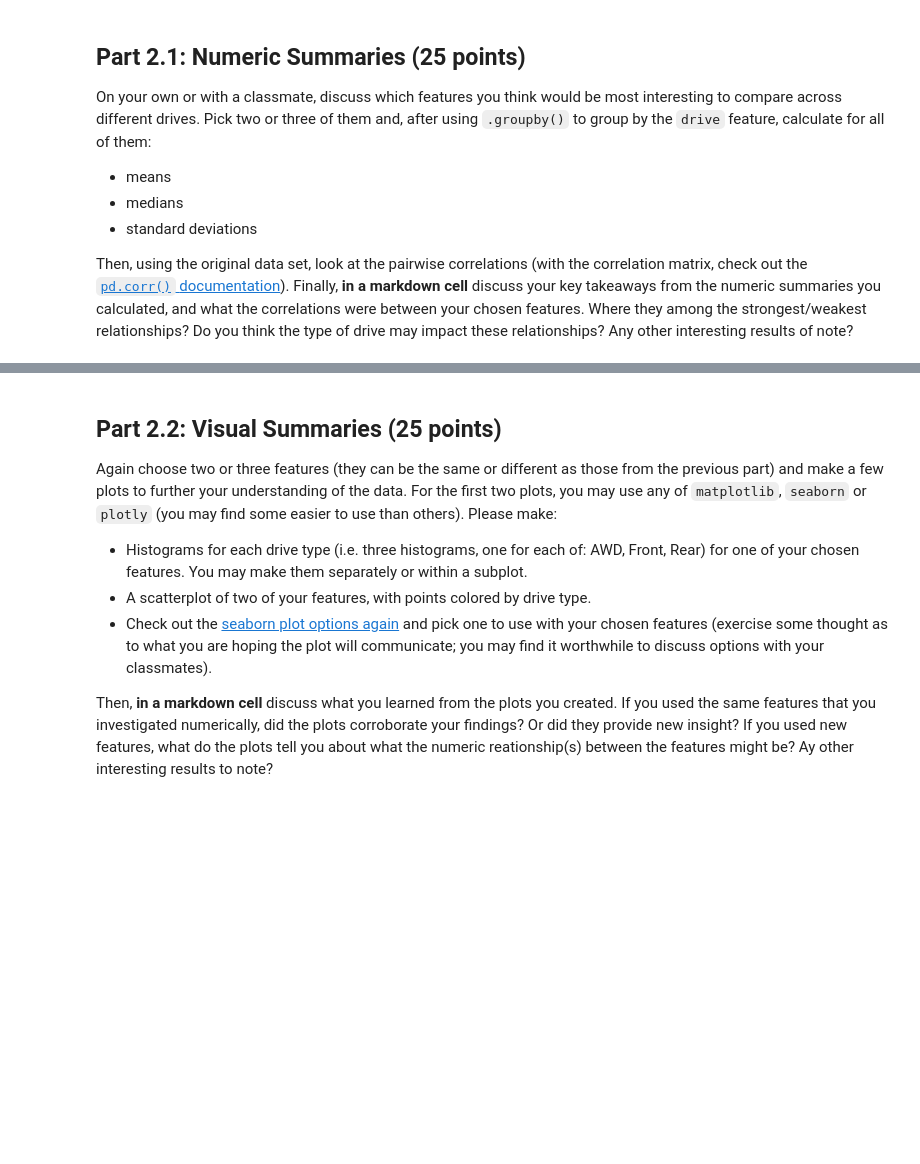
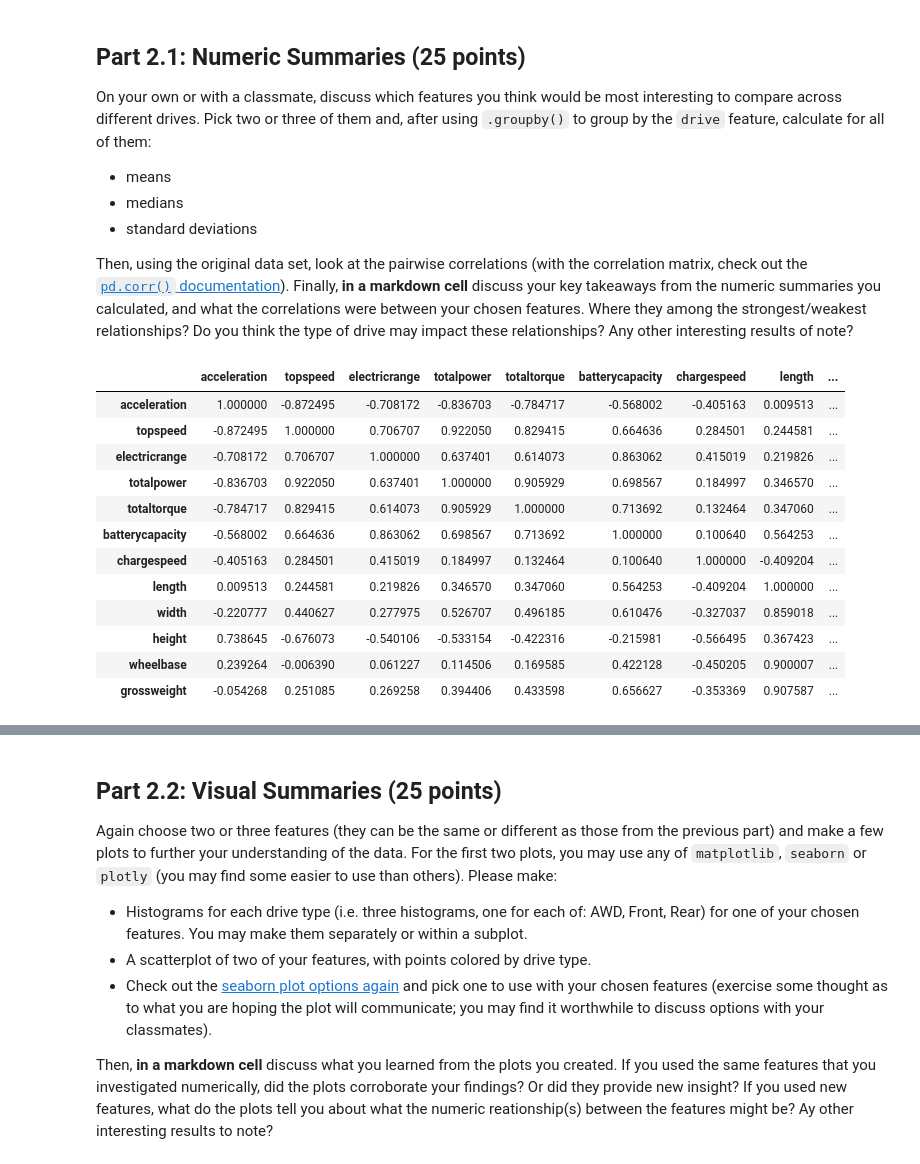
Before and after one commit to vigneshsaravanakumar404/DS-3000-Foundations-of-Data-Science, a Jupyter notebook: Labs/Lab2/Lab2.ipynb, the cells around one changed output, grey strips where cells are left out. Cells and saved outputs as stored; diff of their text form; code cells hidden in the pictures; blank space fills up the shorter version.

```diff
--- a/Labs/Lab2/Lab2.ipynb
+++ b/Labs/Lab2/Lab2.ipynb
@@ -183,0 +199,16 @@ Then, using the original data set, look at the pairwise correlations (with the c
+# %%
+df_ev.corr(numeric_only = True)
+# %% [output]
+|  | acceleration | topspeed | electricrange | totalpower | totaltorque | batterycapacity | chargespeed | length | ... |
+| acceleration | 1.000000 | -0.872495 | -0.708172 | -0.836703 | -0.784717 | -0.568002 | -0.405163 | 0.009513 | ... |
+| topspeed | -0.872495 | 1.000000 | 0.706707 | 0.922050 | 0.829415 | 0.664636 | 0.284501 | 0.244581 | ... |
+| electricrange | -0.708172 | 0.706707 | 1.000000 | 0.637401 | 0.614073 | 0.863062 | 0.415019 | 0.219826 | ... |
+| totalpower | -0.836703 | 0.922050 | 0.637401 | 1.000000 | 0.905929 | 0.698567 | 0.184997 | 0.346570 | ... |
+| totaltorque | -0.784717 | 0.829415 | 0.614073 | 0.905929 | 1.000000 | 0.713692 | 0.132464 | 0.347060 | ... |
+| batterycapacity | -0.568002 | 0.664636 | 0.863062 | 0.698567 | 0.713692 | 1.000000 | 0.100640 | 0.564253 | ... |
+| chargespeed | -0.405163 | 0.284501 | 0.415019 | 0.184997 | 0.132464 | 0.100640 | 1.000000 | -0.409204 | ... |
+| length | 0.009513 | 0.244581 | 0.219826 | 0.346570 | 0.347060 | 0.564253 | -0.409204 | 1.000000 | ... |
+| width | -0.220777 | 0.440627 | 0.277975 | 0.526707 | 0.496185 | 0.610476 | -0.327037 | 0.859018 | ... |
+| height | 0.738645 | -0.676073 | -0.540106 | -0.533154 | -0.422316 | -0.215981 | -0.566495 | 0.367423 | ... |
+| wheelbase | 0.239264 | -0.006390 | 0.061227 | 0.114506 | 0.169585 | 0.422128 | -0.450205 | 0.900007 | ... |
+| grossweight | -0.054268 | 0.251085 | 0.269258 | 0.394406 | 0.433598 | 0.656627 | -0.353369 | 0.907587 | ... |
```
Also changed, not shown: parts of 13 cells of this notebook.
